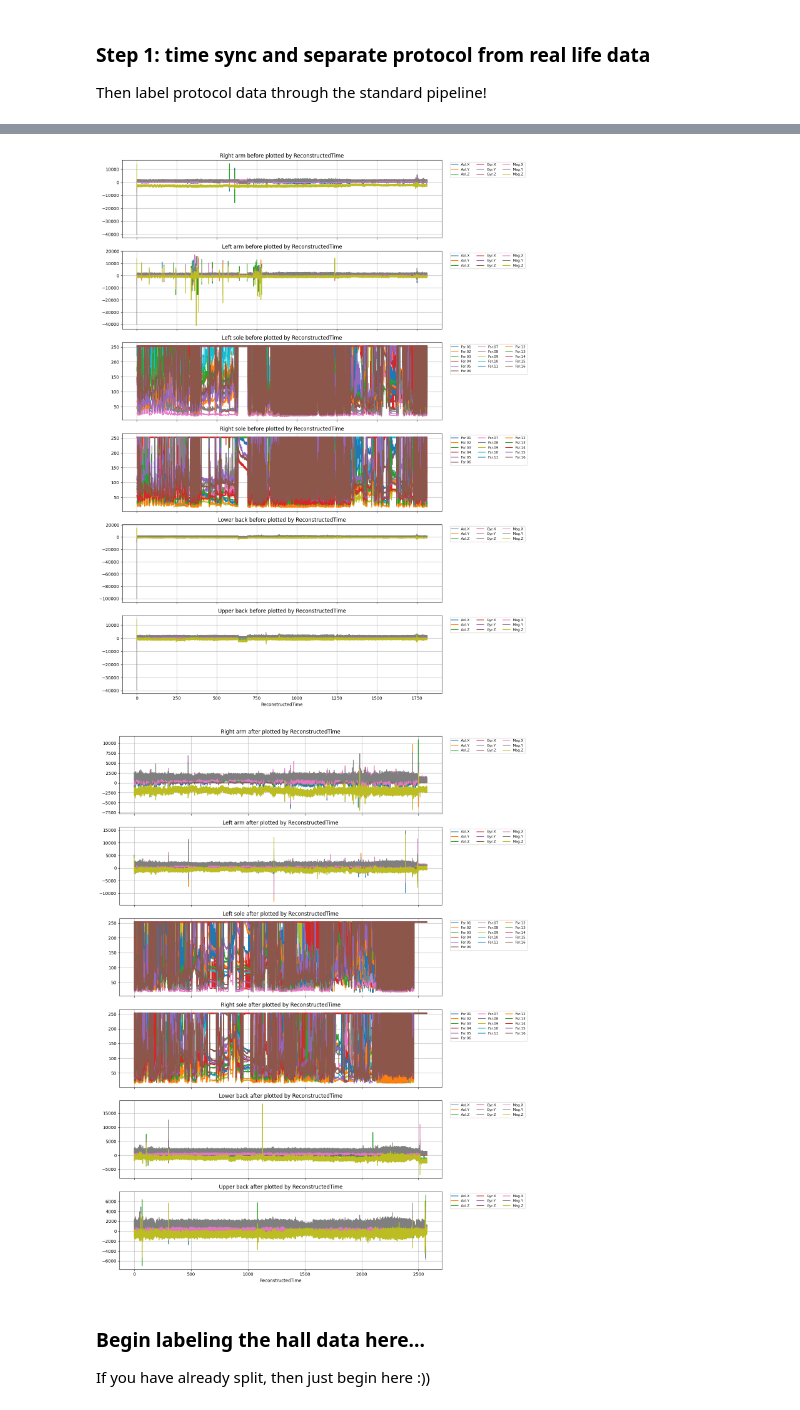
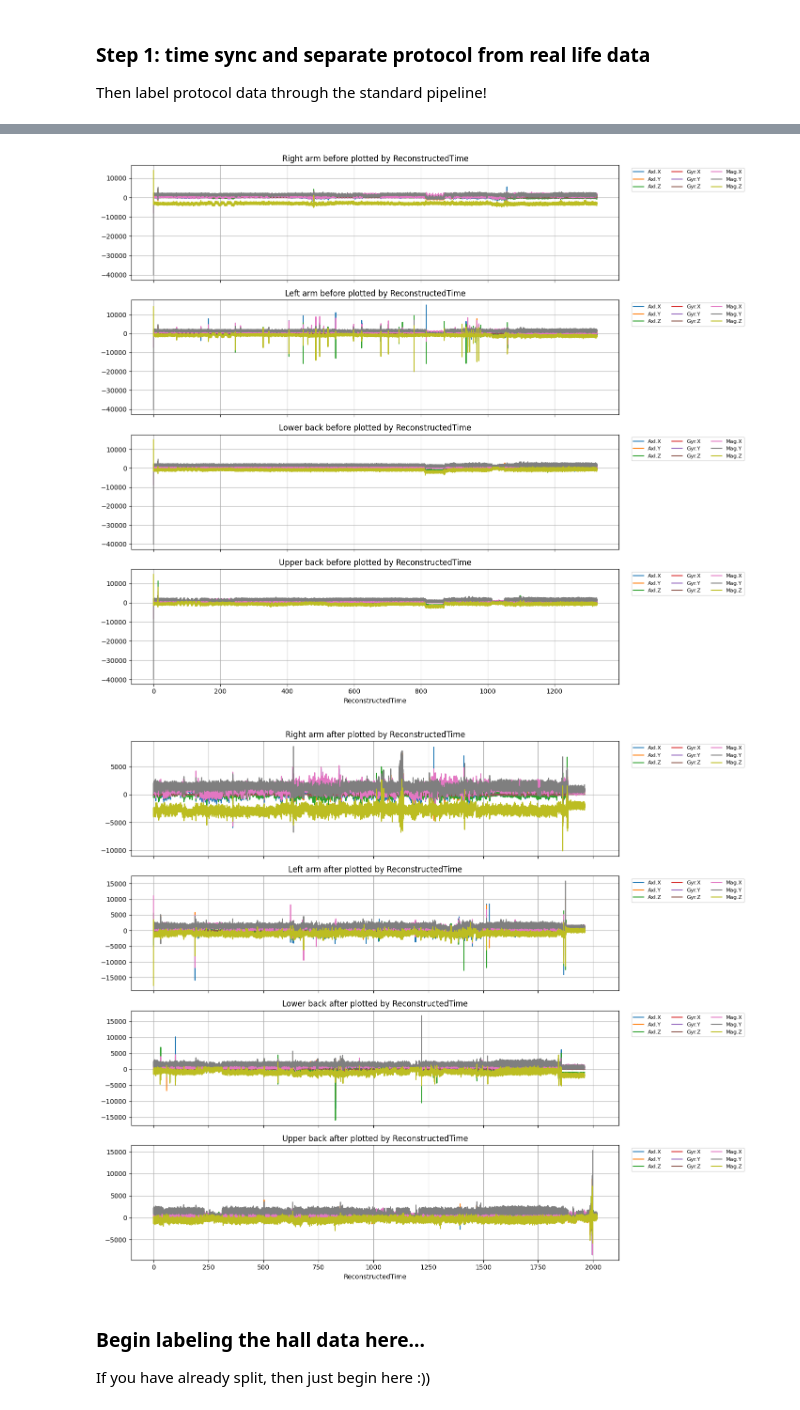
Before and after one commit to johanneloet/MasterV26, a Jupyter notebook: non_standard_labeling.ipynb, the cells around one changed output, grey strips where cells are left out. Cells and saved outputs as stored; diff of their text form; code cells hidden in the pictures.

```diff
--- a/non_standard_labeling.ipynb
+++ b/non_standard_labeling.ipynb
@@ -56,16 +62,16 @@ plot_all_sensors(
 # %%
 # Fix time Muse sensors
-df_list = make_df(muse_file_1=str(raw_rarm), muse_file_2=str(raw_larm), muse_file_3=str(raw_lb), muse_file_4=str(raw_ub)) # a list containing one element in this case...
+df_list = make_df(muse_file_1=str(raw_rarm), muse_file_2=str(raw_larm), muse_file_3=str(raw_lb), muse_file_4=str(raw_ub), include_mitch=False) # a list containing one element in this case...
 samples, time = check_samples(df_list)
 print(df_list[2])
 
 print("Samples:", samples)
 print("Time:", time)
 
-fixed_time_rarm = fix_time_muse_hz(df_list, 0, str(raw_rarm), 100) # 800 is the sampling frequency
-fixed_time_larm = fix_time_muse_hz(df_list, 1, str(raw_larm), 100) # 800 is the sampling frequency
-fixed_time_lb = fix_time_muse_hz(df_list, 4, str(raw_lb), 100) # 800 is the sampling frequency
-fixed_time_ub = fix_time_muse_hz(df_list, 5, str(raw_ub), 100) # 800 is the sampling frequency
+fixed_time_rarm = fix_time_muse_hz(df_list, 0, str(raw_rarm), 100)
+fixed_time_larm = fix_time_muse_hz(df_list, 1, str(raw_larm), 100)
+fixed_time_lb = fix_time_muse_hz(df_list, 2, str(raw_lb), 100)
+fixed_time_ub = fix_time_muse_hz(df_list, 3, str(raw_ub), 100)
 
 # New .csv is saved to directory where the raw sensor data file resides. Path is stored in fixed_time_{whatever sensor} variables
 # %% [output]
@@ -99,7 +108,7 @@ Recorded time min: 73.14371666666666
 import pre_processing.labeling as labl
 import importlib
 importlib.reload(labl)
-peak_df, peaks = labl.detect_spikes(fixed_time_larm)
+peak_df, peaks = labl.detect_spikes(fixed_time_larm, height=9000, distance=200)
 init_label_df = init_label(peak_df, peaks, fixed_time_larm)
 plot_signal_peaks(init_label_df, peaks)
 # %% [output]
@@ -111,5 +125,5 @@ print(peaks[-4])
 # %%
-split_peak = peaks[-4] # manually select split peak here
+split_peak = peaks[-7] # manually select split peak here
 
 # find seconds mark for split:
 df_larm_fixed = pd.read_csv(fixed_time_larm)
@@ -121,14 +135,14 @@ print(df_larm_fixed['ReconstructedTime'].iloc[split_peak])
 print(df_rarm_fixed['ReconstructedTime'].iloc[split_peak])
 print(df_ub_fixed['ReconstructedTime'].iloc[split_peak])
 print(df_lb_fixed['ReconstructedTime'].iloc[split_peak])
-print(df_time_left['ReconstructedTime'].iloc[split_peak])
-print(df_time_right['ReconstructedTime'].iloc[split_peak]) # divide by eight to counteract sampling rate differences
+#print(df_time_left['ReconstructedTime'].iloc[split_peak])
+#print(df_time_right['ReconstructedTime'].iloc[split_peak]) # divide by eight to counteract sampling rate differences
 
 
 t_ref = df_larm_fixed["ReconstructedTime"].iloc[split_peak]
 
-row_time_left  = get_nearest_row_by_time(df_time_left,  t_ref)
-row_time_right = get_nearest_row_by_time(df_time_right, t_ref)
-print(row_time_left['ReconstructedTime'])
-print(row_time_right['ReconstructedTime'])
+# row_time_left  = get_nearest_row_by_time(df_time_left,  t_ref)
+# row_time_right = get_nearest_row_by_time(df_time_right, t_ref)
+# print(row_time_left['ReconstructedTime'])
+# print(row_time_right['ReconstructedTime'])
 # %% [output]
@@ -168,16 +178,22 @@ df_rsole_after = df_time_right.iloc[row_time_right.name+1:]
 # %%
-dfs_before = [df_rarm_before, df_larm_before, df_lsole_before, df_rsole_before, df_lb_before, df_ub_before]
-dfs_after = [df_rarm_after, df_larm_after, df_lsole_after, df_rsole_after, df_lb_after, df_ub_after]
+dfs_before = [df_rarm_before, df_larm_before,
+              #df_lsole_before, df_rsole_before,
+              df_lb_before, df_ub_before]
+dfs_after = [df_rarm_after, df_larm_after,
+             #df_lsole_after, df_rsole_after,
+             df_lb_after, df_ub_after]
 
 
 plot_all_sensors(dfs=dfs_before, time_mode='ReconstructedTime',
-                 names = ['Right arm before', 'Left arm before', 'Left sole before', 'Right sole before', 'Lower back before', 'Upper back before'])
+                 names = ['Right arm before', 'Left arm before', #'Left sole before', 'Right sole before',
+                          'Lower back before', 'Upper back before'])
 
 plot_all_sensors(dfs=dfs_after, time_mode='ReconstructedTime',
-                 names = ['Right arm after', 'Left arm after', 'Left sole after', 'Right sole after', 'Lower back after', 'Upper back after'])
+                 names = ['Right arm after', 'Left arm after', #'Left sole after', 'Right sole after',
+                          'Lower back after', 'Upper back after'])
 # %% [output]
-[figure, old version]
+[figure, new version]
-[figure, old version]
+[figure, new version]
 # %%
 # save files
 # LARM
```
Also changed, not shown: parts of 16 cells of this notebook, 10 other files.
